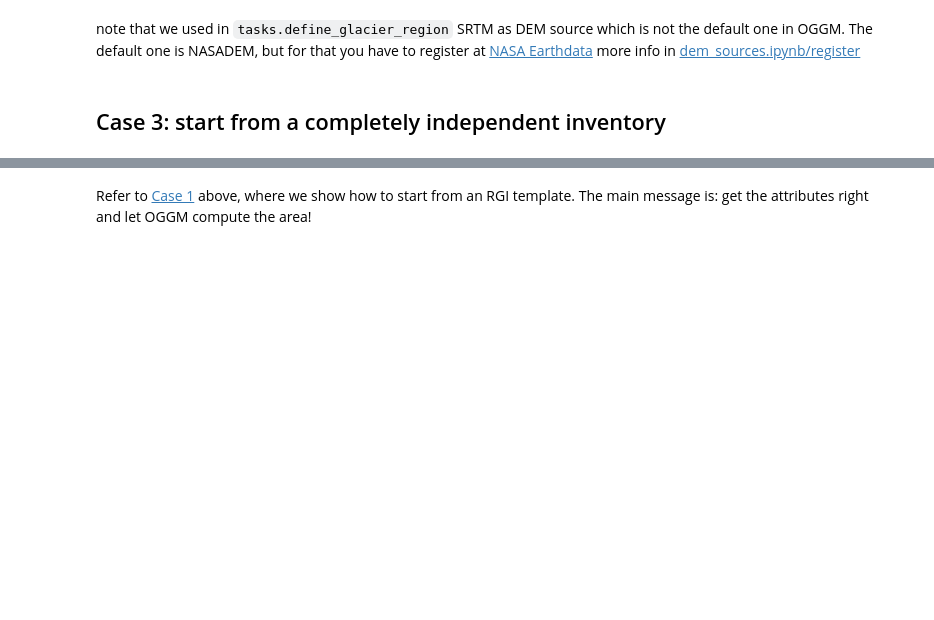
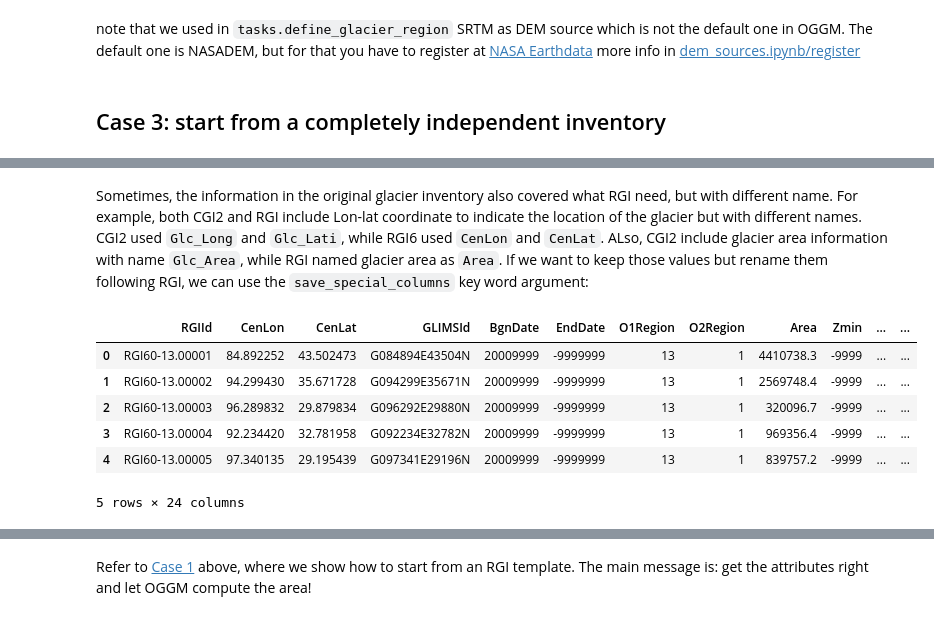
Before and after one commit to OGGM/tutorials, a Jupyter notebook: notebooks/use_your_own_inventory.ipynb, the cells around one changed output, grey strips where cells are left out. Drawn from its saved outputs; the diff is of its cells as text; code cells hidden in the pictures; blank space fills up the shorter version.

```diff
--- a/notebooks/use_your_own_inventory.ipynb
+++ b/notebooks/use_your_own_inventory.ipynb
@@ -323,0 +397,13 @@ graphics.plot_catchment_width(gdirs, corrected=True);
+# %% [markdown]
+Sometimes, the information in the original glacier inventory also covered what RGI need, but with different name. For example, both CGI2 and RGI include Lon-lat coordinate to indicate the location of the glacier but with different names. CGI2 used `Glc_Long` and `Glc_Lati`, while RGI6 used `CenLon` and `CenLat`. ALso, CGI2 include glacier area information with name `Glc_Area`, while RGI named glacier area as `Area`. If we want to keep those values but rename them following RGI, we can use the `save_special_columns` key word argument:
+# %%
+rgidf_save_columns = utils.cook_rgidf(cgidf, save_special_columns={'Glc_Long': 'CenLon', 'Glc_Lati': 'CenLat', 'Glc_Area': 'Area'})
+rgidf_save_columns
+# %% [output]
+|  | RGIId | CenLon | CenLat | GLIMSId | BgnDate | EndDate | O1Region | O2Region | Area | Zmin | ... | ... |
+| 0 | RGI60-13.00001 | 84.892252 | 43.502473 | G084894E43504N | 20009999 | -9999999 | 13 | 1 | 4410738.3 | -9999 | ... | ... |
+| 1 | RGI60-13.00002 | 94.299430 | 35.671728 | G094299E35671N | 20009999 | -9999999 | 13 | 1 | 2569748.4 | -9999 | ... | ... |
+| 2 | RGI60-13.00003 | 96.289832 | 29.879834 | G096292E29880N | 20009999 | -9999999 | 13 | 1 | 320096.7 | -9999 | ... | ... |
+| 3 | RGI60-13.00004 | 92.234420 | 32.781958 | G092234E32782N | 20009999 | -9999999 | 13 | 1 | 969356.4 | -9999 | ... | ... |
+| 4 | RGI60-13.00005 | 97.340135 | 29.195439 | G097341E29196N | 20009999 | -9999999 | 13 | 1 | 839757.2 | -9999 | ... | ... |
+5 rows × 24 columns
```
Also changed, not shown: parts of 8 cells of this notebook.
